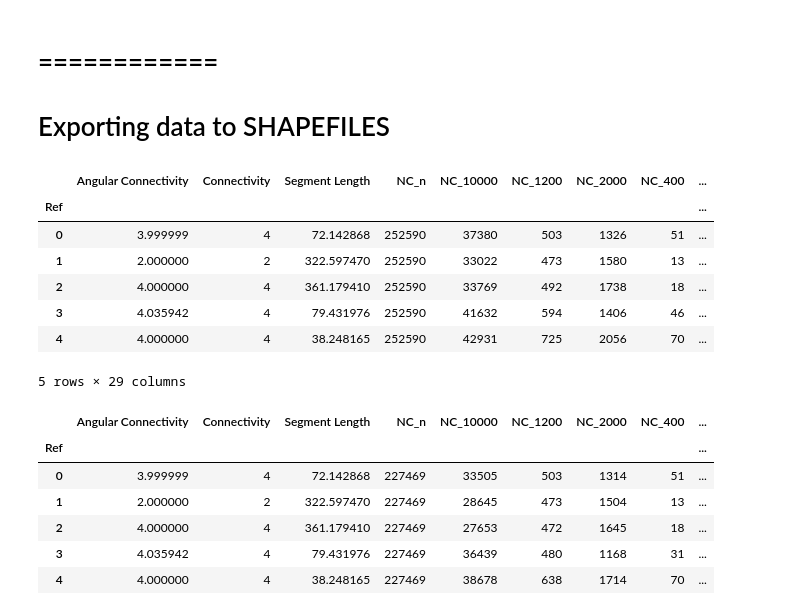
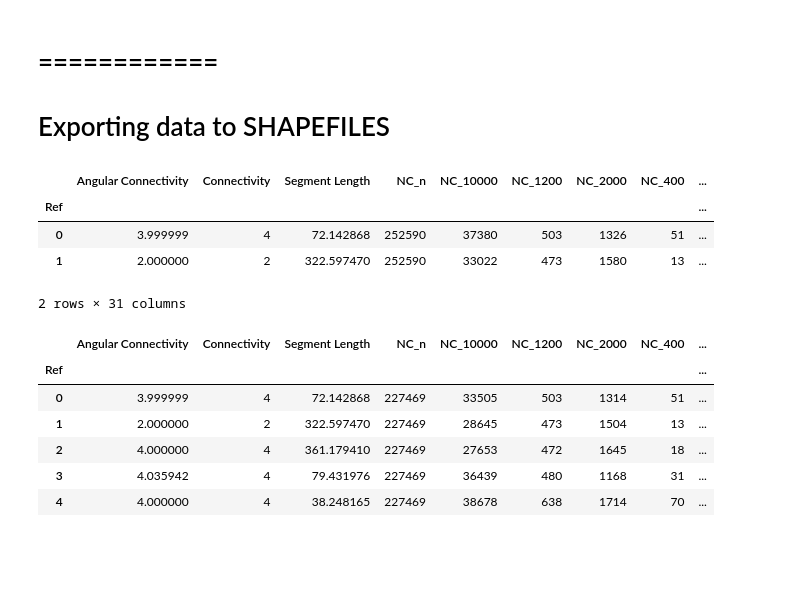
Before and after one commit to gregmaya/Riyadh_modeling, a Jupyter notebook: 2_Data_Exploration.ipynb, the cells around one changed output. Cells and saved outputs as stored; diff of their text form; code cells hidden in the pictures; blank space fills up the shorter version.

```diff
--- a/2_Data_Exploration.ipynb
+++ b/2_Data_Exploration.ipynb
@@ -205,3 +206,13 @@ FULL MODEL
 Unique focus_index labels:
  ['Diplomatic Quarter Riyadh' 'Royal Guard Barracks' 'Al-Imam University'
  ' Catchment' 'Telal Al-Riyadh']
+# %%
+#Joining campuses.category with FULL model for future querying - BASE model shouldn't have those lines
+#FULL MODEL ONLY
+riyadh_full = gpd.sjoin(riyadh_full,campuses[["id","category","geom"]],
+                        how="left", op="within")
+#celaning
+riyadh_full.drop(["index_right"], axis=1, inplace=True)
+#renaming
+campusdicts = {"id": "id_campus", "category": "category_campus"}
+riyadh_full.rename(columns = campusdicts, inplace=True)
@@ -403,16 +450,13 @@ riyadh_base.groupby(["index_focus"]).describe()[nachmask].round(2).transpose()
 # ============
 # Exporting data to SHAPEFILES
 # %%
-riyadh_full.head()
+riyadh_full.head(2)
 # %% [output]
 |  | Angular Connectivity | Connectivity | Segment Length | NC_n | NC_10000 | NC_1200 | NC_2000 | NC_400 | ... |
 | Ref |  |  |  |  |  |  |  |  | ... |
 | 0 | 3.999999 | 4 | 72.142868 | 252590 | 37380 | 503 | 1326 | 51 | ... |
 | 1 | 2.000000 | 2 | 322.597470 | 252590 | 33022 | 473 | 1580 | 13 | ... |
-| 2 | 4.000000 | 4 | 361.179410 | 252590 | 33769 | 492 | 1738 | 18 | ... |
-| 3 | 4.035942 | 4 | 79.431976 | 252590 | 41632 | 594 | 1406 | 46 | ... |
-| 4 | 4.000000 | 4 | 38.248165 | 252590 | 42931 | 725 | 2056 | 70 | ... |
-5 rows × 29 columns
+2 rows × 31 columns
 # %%
 fp = "cl_data/processing_networks/riyadhFull_pr_cl.shp"
 riyadh_full.to_file(fp)
```
Also changed, not shown: parts of 10 cells of this notebook, 47 other files.
